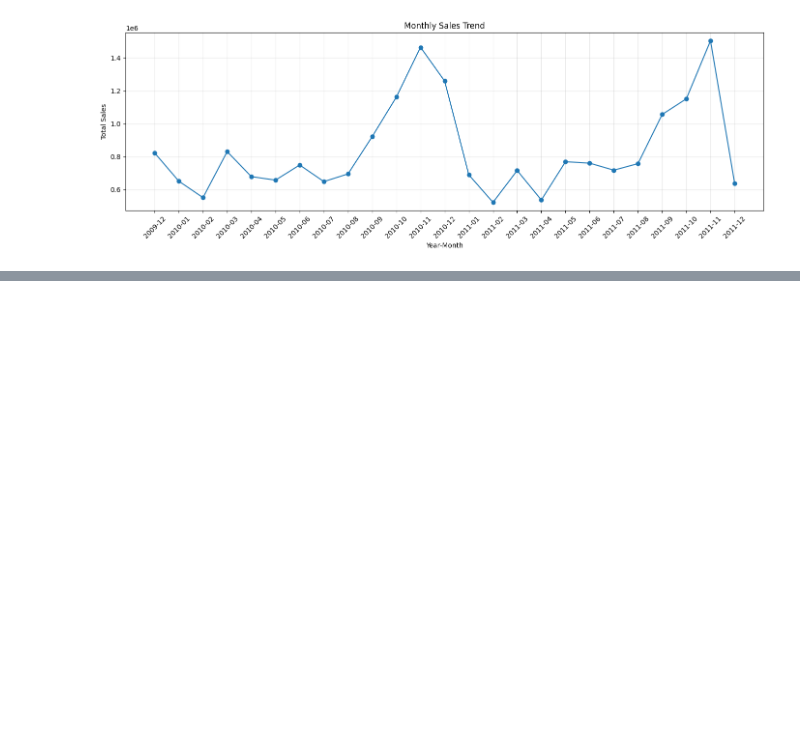
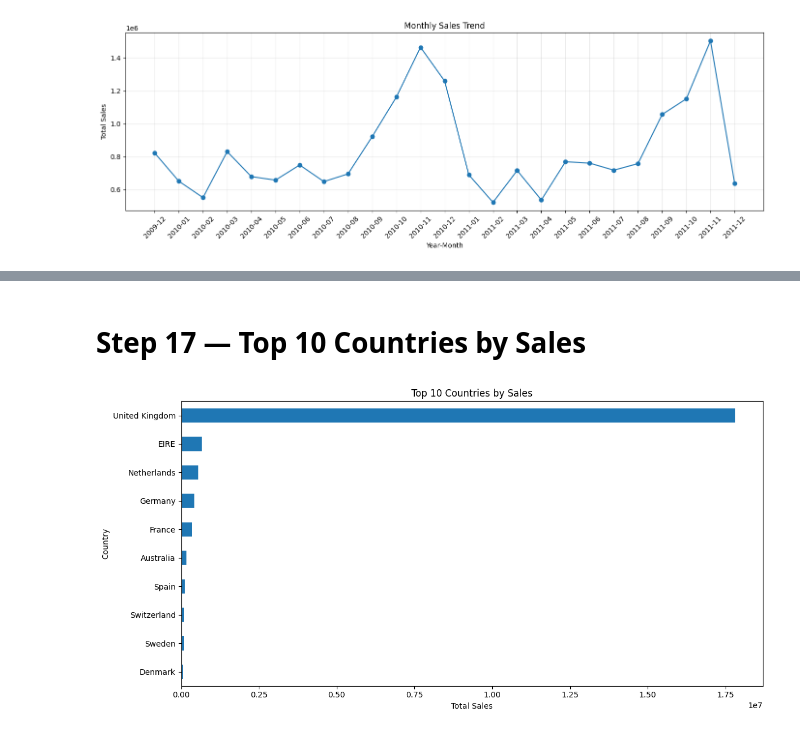
Before and after one commit to AiWriter404/retail-sales-data-cleaning-visualization, a Jupyter notebook: retail-sales-data-cleaning-visualization.ipynb, the cells around one changed output, grey strips where cells are left out. Cells and saved outputs as stored; diff of their text form; code cells hidden in the pictures; blank space fills up the shorter version.

```diff
--- a/retail-sales-data-cleaning-visualization.ipynb
+++ b/retail-sales-data-cleaning-visualization.ipynb
@@ -411,0 +438,26 @@ plt.show()
+# %% [markdown]
+# **Step 17 — Top 10 Countries by Sales**
+# %%
+
+# Top 10 Countries by Sales
+
+
+top_countries = (
+    df.groupby("Country")["Sales"]
+      .sum()
+      .sort_values(ascending=False)
+      .head(10)
+)
+
+plt.figure(figsize=(12,6))
+
+top_countries.sort_values().plot(kind="barh")
+
+plt.title("Top 10 Countries by Sales")
+plt.xlabel("Total Sales")
+plt.ylabel("Country")
+
+plt.tight_layout()
+plt.show()
+# %% [output]
+[figure, added]
```
Also changed, not shown: parts of 2 cells of this notebook.
